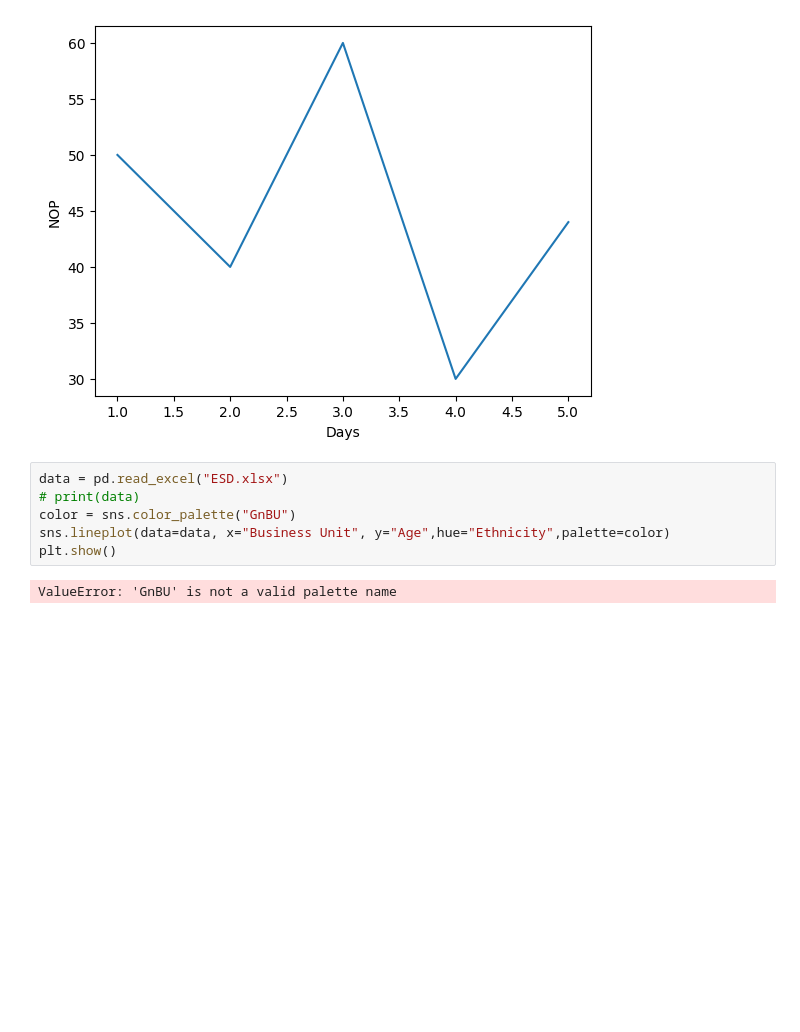
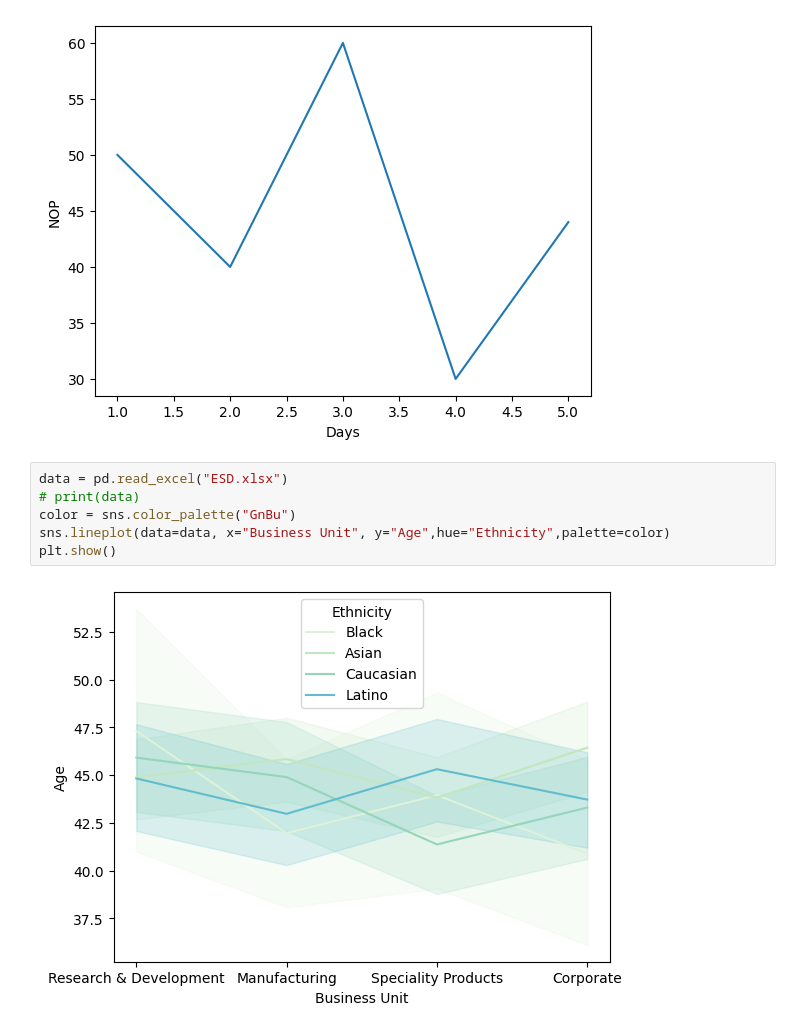
Before and after one commit to Manasraj9/Data-Analytics-Journey, a Jupyter notebook: Seaborn/Line.ipynb, the cells around one changed output. Drawn from its saved outputs; the diff is of its cells as text; blank space fills up the shorter version.

```diff
--- a/Seaborn/Line.ipynb
+++ b/Seaborn/Line.ipynb
@@ -21,8 +21,8 @@ plt.show()
 # %%
 data = pd.read_excel("ESD.xlsx")
 # print(data)
-color = sns.color_palette("GnBU")
+color = sns.color_palette("GnBu")
 sns.lineplot(data=data, x="Business Unit", y="Age",hue="Ethnicity",palette=color)
 plt.show()
 # %% [output]
-ValueError: 'GnBU' is not a valid palette name
+[figure, added]
```
Also changed, not shown: 6 other files.
